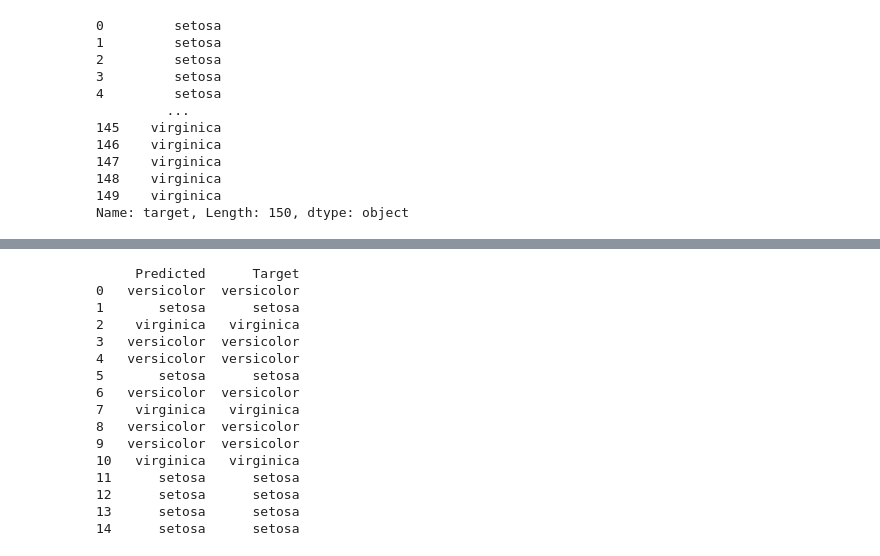
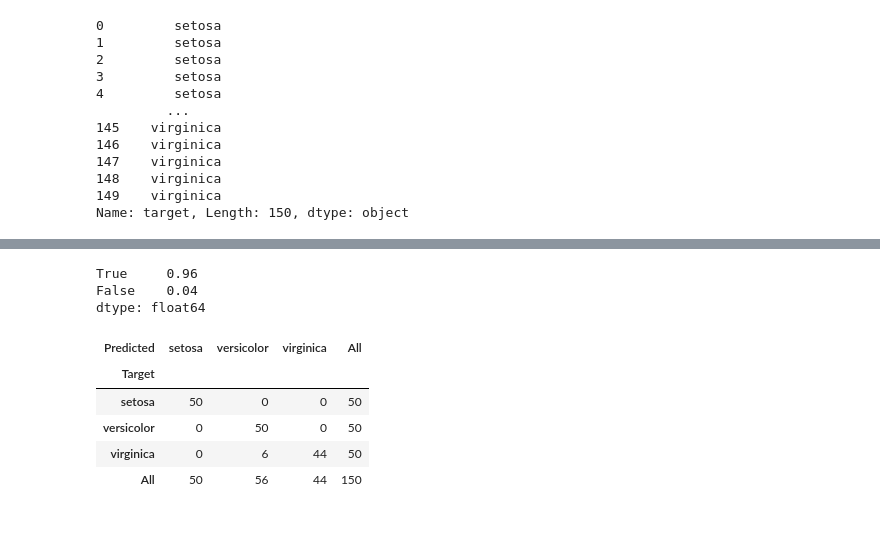
Before and after one commit to mljar/mljar-examples, a Jupyter notebook: Iris_classification/Iris_classification.ipynb, the cells around one changed output, grey strips where cells are left out. Cells and saved outputs as stored; diff of their text form; code cells hidden in the pictures; blank space fills up the shorter version.

```diff
--- a/Iris_classification/Iris_classification.ipynb
+++ b/Iris_classification/Iris_classification.ipynb
@@ -68,21 +65,23 @@ Ensemble final logloss 0.01653460272993524 time 0.11 seconds
-# %%
-y_predicted = automl.predict(X_test)
-
-print(pd.DataFrame({"Predicted": y_predicted["label"], "Target": np.array(y_test)}))
-# %% [output]
-     Predicted      Target
-0   versicolor  versicolor
-1       setosa      setosa
-2    virginica   virginica
-3   versicolor  versicolor
-4   versicolor  versicolor
-5       setosa      setosa
-6   versicolor  versicolor
-7    virginica   virginica
-8   versicolor  versicolor
-9   versicolor  versicolor
-10   virginica   virginica
-11      setosa      setosa
-12      setosa      setosa
-13      setosa      setosa
-14      setosa      setosa
+# %%
+# Check all the dataset (train and test)
+y_predicted = automl.predict(X)
+
+result = pd.DataFrame({"Predicted": y_predicted["label"], "Target": np.array(y)})
+filtro = result.Predicted == result.Target
+print(filtro.value_counts(normalize=True))
+# %% [output]
+True     0.96
+False    0.04
+dtype: float64
+# %%
+# All data (train and test) confusion matrix
+df = pd.DataFrame(result)
+confusion_matrix = pd.crosstab(df['Target'], df['Predicted'], rownames=['Target'], colnames=['Predicted'], margins = True)
+confusion_matrix
+# %% [output]
+| Predicted | setosa | versicolor | virginica | All |
+| Target |  |  |  |  |
+| setosa | 50 | 0 | 0 | 50 |
+| versicolor | 0 | 50 | 0 | 50 |
+| virginica | 0 | 6 | 44 | 50 |
+| All | 50 | 56 | 44 | 150 |
```
Also changed, not shown: parts of 5 cells of this notebook.
